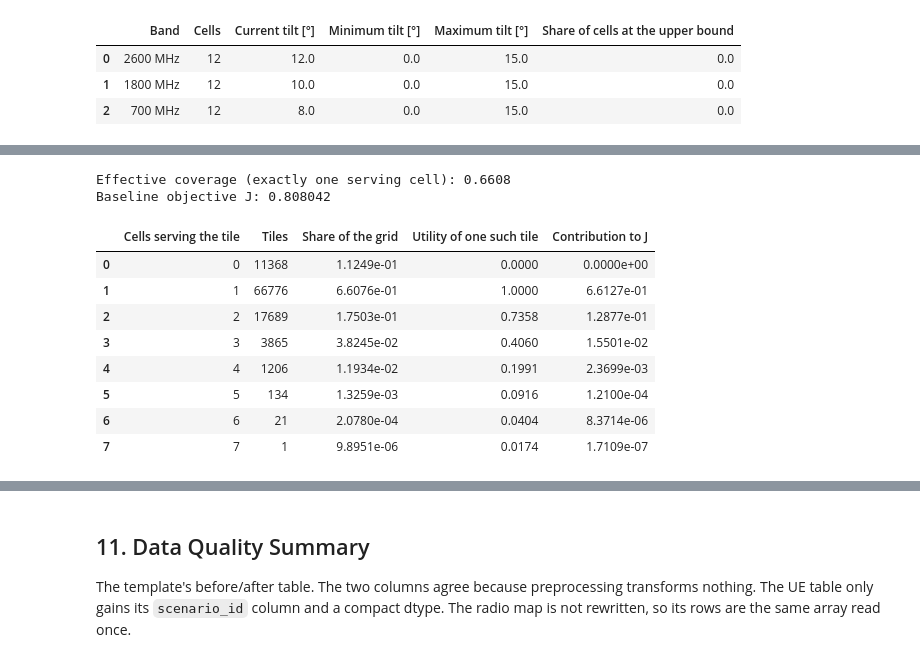
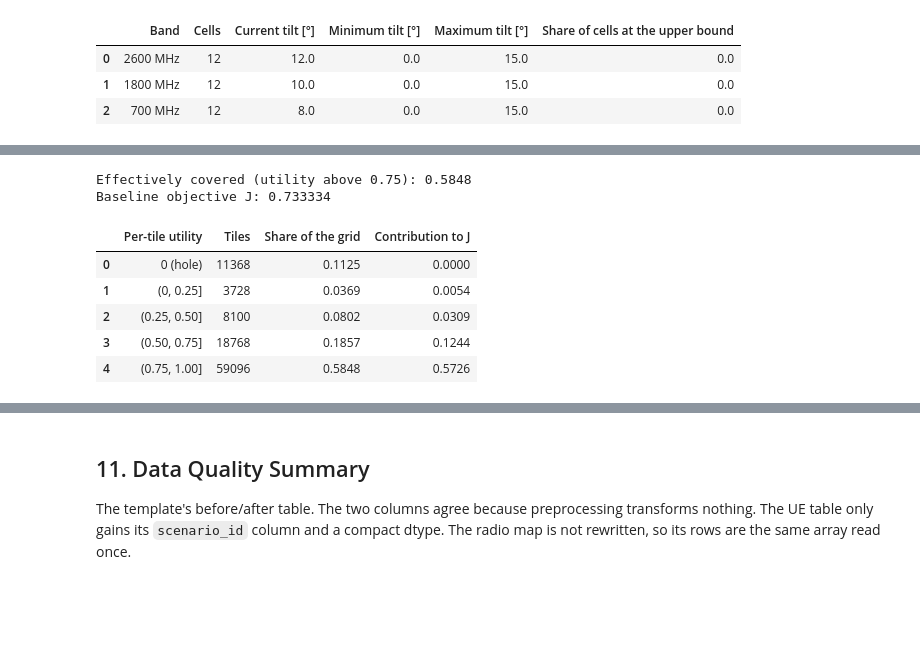
Before and after one commit to NguyenVu04/band-tilt, a Jupyter notebook: notebooks/02_preprocessing.ipynb, the cells around one changed output, grey strips where cells are left out. Cells and saved outputs as stored; diff of their text form; code cells hidden in the pictures; blank space fills up the shorter version.

```diff
--- a/notebooks/02_preprocessing.ipynb
+++ b/notebooks/02_preprocessing.ipynb
@@ -745,38 +582,36 @@ optimizer_features
 # %%
-# The objective, decomposed: how much of J each level of crowding accounts for.
-levels = np.unique(multiplicity).astype(int)
-utility = levels * np.exp(1.0 - levels)
-tiles = np.array([int((multiplicity == level).sum()) for level in levels])
-weight = np.array([float(demand_weight[multiplicity == level].sum()) for level in levels])
+# The objective, decomposed: how much of J each band of per-tile utility accounts for.
+edges = np.array([0.0, 1e-12, 0.25, 0.5, 0.75, 1.0])
+names = ["0 (hole)", "(0, 0.25]", "(0.25, 0.50]", "(0.50, 0.75]", "(0.75, 1.00]"]
+index = np.clip(np.searchsorted(edges, utility_per_tile, side="left") - 1, 0, len(names) - 1)
 
-lambda_summary = pd.DataFrame(
+tiles = np.array([int((index == k).sum()) for k in range(len(names))])
+total = np.array([float(utility_per_tile[index == k].sum()) for k in range(len(names))])
+
+utility_summary = pd.DataFrame(
     {
-        "Cells serving the tile": levels,
+        "Per-tile utility": names,
         "Tiles": tiles,
-        "Share of the grid": tiles / multiplicity.size,
-        "Utility of one such tile": utility,
-        "Contribution to J": weight * utility / demand_weight.sum(),
+        "Share of the grid": tiles / utility_per_tile.size,
+        "Contribution to J": total / utility_per_tile.size,
     }
 )
-save_table(lambda_summary, "objective_decomposition")
+save_table(utility_summary, "objective_decomposition")
 
-baseline_objective = objective(rsrp, bands, cfg, share=tile_share)
+baseline_objective = objective(rsrp, cfg)
 # The decomposition is the objective, so the table cannot drift from the code.
-np.testing.assert_allclose(lambda_summary["Contribution to J"].sum(), baseline_objective)
-print(f"Effective coverage (exactly one serving cell): {float((multiplicity == 1).mean()):.4f}")
+np.testing.assert_allclose(utility_summary["Contribution to J"].sum(), baseline_objective)
+print(f"Effectively covered (utility above 0.75): {float((utility_per_tile > 0.75).mean()):.4f}")
 print(f"Baseline objective J: {baseline_objective:.6f}")
-lambda_summary
+utility_summary
 # %% [output]
-Effective coverage (exactly one serving cell): 0.6608
-Baseline objective J: 0.808042
+Effectively covered (utility above 0.75): 0.5848
+Baseline objective J: 0.733334
-|  | Cells serving the tile | Tiles | Share of the grid | Utility of one such tile | Contribution to J |
-| 0 | 0 | 11368 | 1.1249e-01 | 0.0000 | 0.0000e+00 |
-| 1 | 1 | 66776 | 6.6076e-01 | 1.0000 | 6.6127e-01 |
-| 2 | 2 | 17689 | 1.7503e-01 | 0.7358 | 1.2877e-01 |
-| 3 | 3 | 3865 | 3.8245e-02 | 0.4060 | 1.5501e-02 |
-| 4 | 4 | 1206 | 1.1934e-02 | 0.1991 | 2.3699e-03 |
-| 5 | 5 | 134 | 1.3259e-03 | 0.0916 | 1.2100e-04 |
-| 6 | 6 | 21 | 2.0780e-04 | 0.0404 | 8.3714e-06 |
-| 7 | 7 | 1 | 9.8951e-06 | 0.0174 | 1.7109e-07 |
+|  | Per-tile utility | Tiles | Share of the grid | Contribution to J |
+| 0 | 0 (hole) | 11368 | 0.1125 | 0.0000 |
+| 1 | (0, 0.25] | 3728 | 0.0369 | 0.0054 |
+| 2 | (0.25, 0.50] | 8100 | 0.0802 | 0.0309 |
+| 3 | (0.50, 0.75] | 18768 | 0.1857 | 0.1244 |
+| 4 | (0.75, 1.00] | 59096 | 0.5848 | 0.5726 |
 # %%
 figure = plots.map_row(
```
Also changed, not shown: parts of 19 cells of this notebook, 28 other files.
